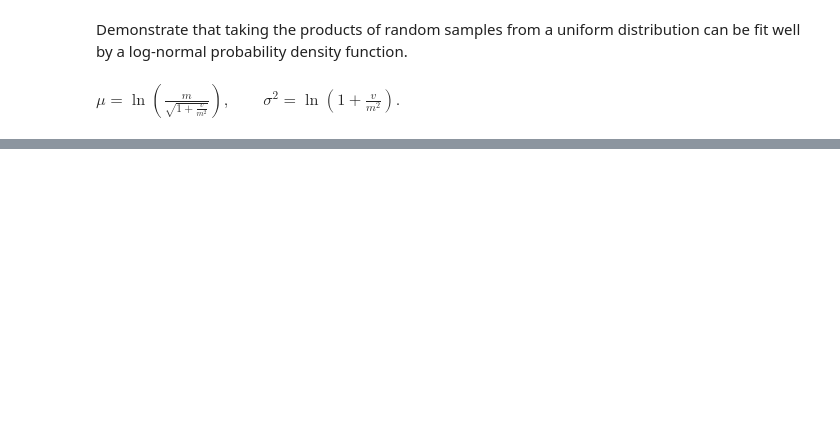
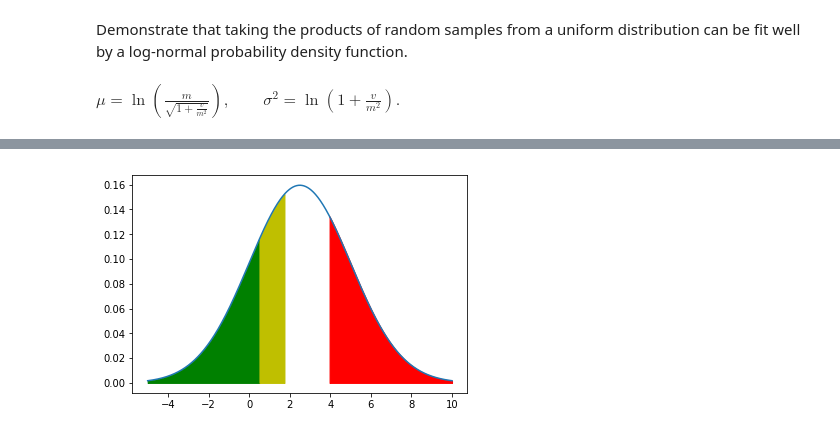
Before and after one commit to Kollanda/Python, a Jupyter notebook: Disclaimer Workbook.ipynb, the cells around one changed output, grey strips where cells are left out. Saved outputs shown, nothing was run; the diff lists cells and outputs as text; code cells hidden in the pictures; blank space fills up the shorter version.

```diff
--- a/Disclaimer Workbook.ipynb
+++ b/Disclaimer Workbook.ipynb
@@ -391,0 +417,13 @@ For example, if you apply any logarithmic transformation to a set of data, the m
+# %%
+import pylab
+import numpy as np
+from scipy.stats import norm
+x = np.linspace(-5,10,1000)
+y = norm.pdf(x, loc=2.5, scale=2.5)    # pass the mean and standard deviation as loc and scale
+pylab.plot(x,y)
+plt.fill_between(x,y, where = x >=3.95, color='r')
+plt.fill_between(x,y, where = x <=0.5, color='g')
+plt.fill_between(x,y, where = (x<=1.75) & (x>=0.5), color='y')
+pylab.show()
+# %% [output]
+[figure, added]
```
Also changed, not shown: parts of 38 cells of this notebook.
